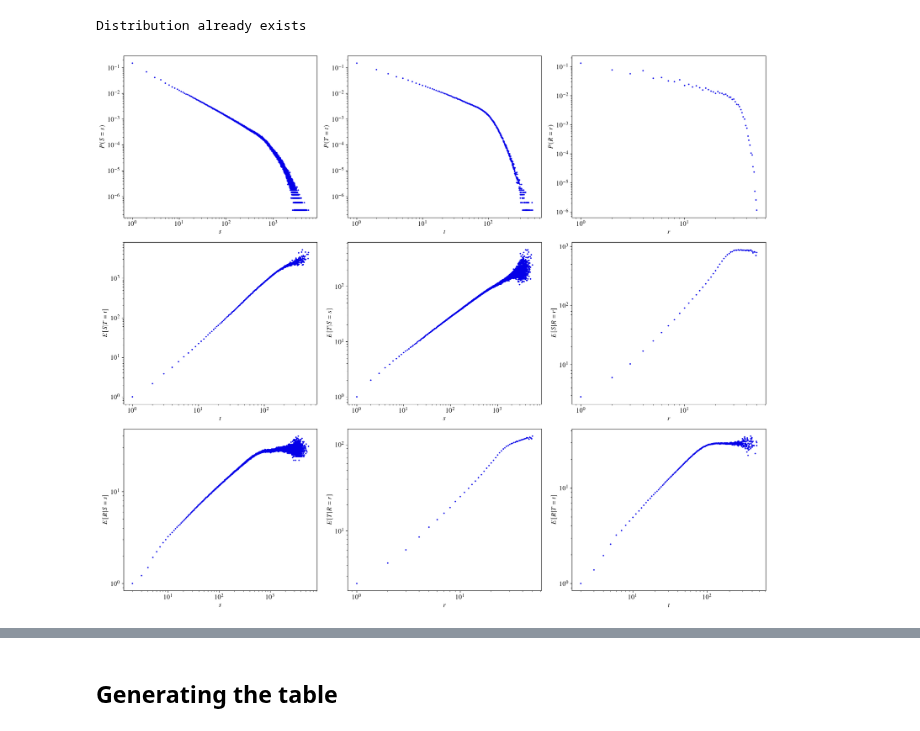
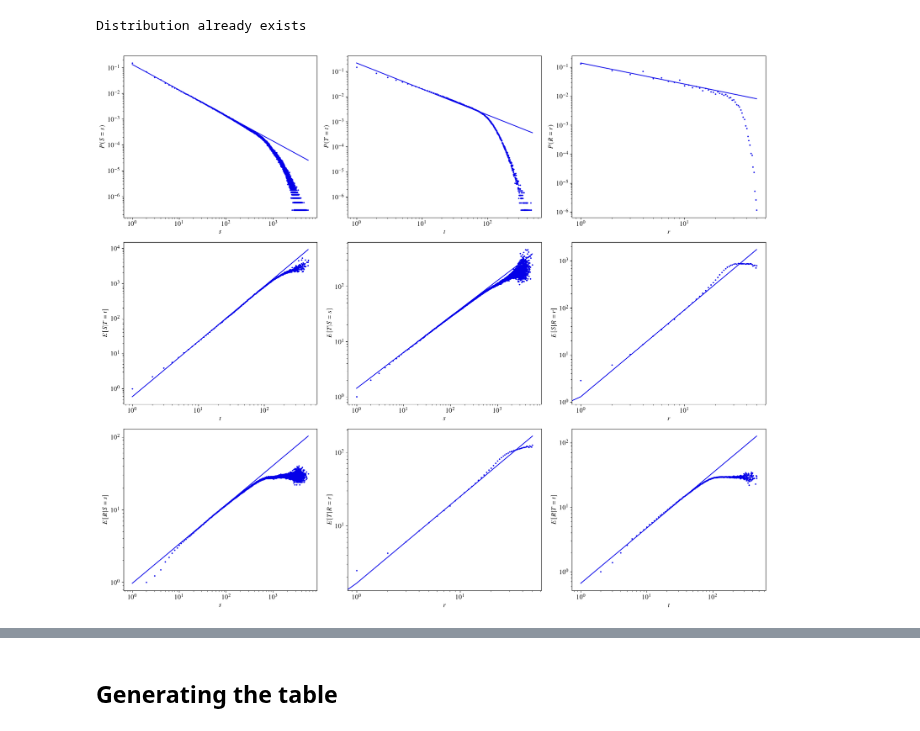
Before and after one commit to GabrielRemi/Sandpile, a Jupyter notebook: Code/analysis_nd.ipynb, the cells around one changed output, grey strips where cells are left out. Drawn from its saved outputs; the diff is of its cells as text; code cells hidden in the pictures.

Commit message:
plotting + fitting exponents

```diff
--- a/Code/analysis_nd.ipynb
+++ b/Code/analysis_nd.ipynb
@@ -47,8 +47,20 @@ else:
 Distribution already exists
 # %%
 fig, axs = plt.subplots(3, 3, figsize=(18, 15))
-plot_scaling_exponents(s, t, r, bins, axs)
+limits = [
+    (None, 70),
+    (None, 100),
+    (None, 15),
+    (7, 100),
+    (10, 80),
+    (4, 11),
+    (12, 140),
+    (3, 12),
+    (None, 70)
+]
+exponents = plot_scaling_exponents(s, t, r, bins, axs, limits) # type: ignore
 plt.tight_layout()
 plt.show()
+exponents
 # %% [output]
-[figure, old version]
+[figure, new version]
```
Also changed, not shown: parts of 2 cells of this notebook, 1 other file.
